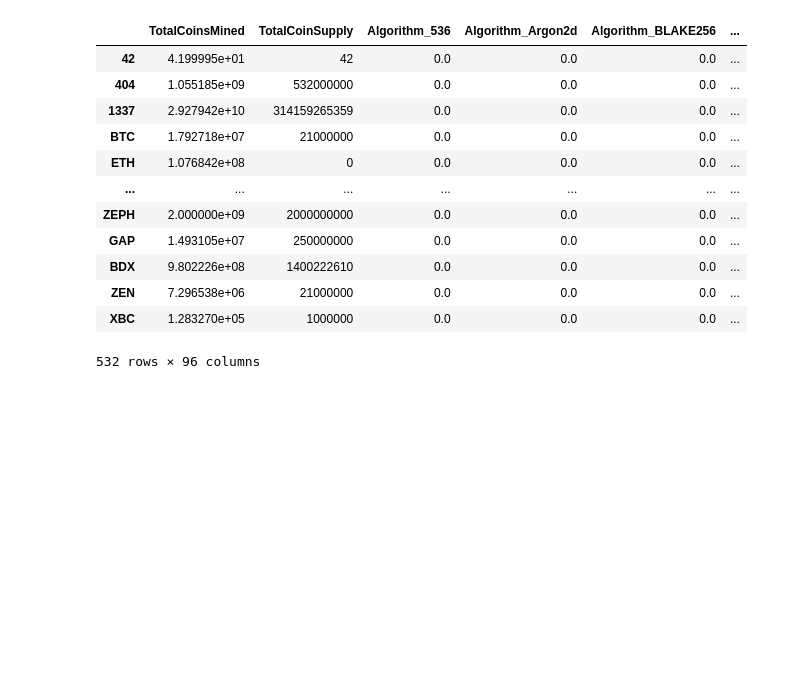
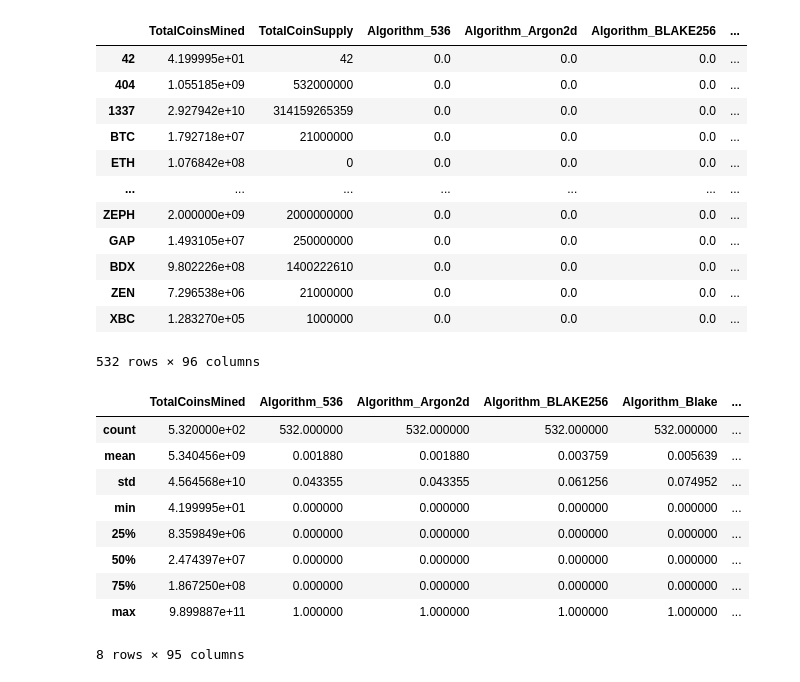
Before and after one commit to 86burke/Cryptocurrency_Clusters, a Jupyter notebook: cypto_cluster.ipynb, the cells around one changed output. Drawn from its saved outputs; the diff is of its cells as text; code cells hidden in the pictures; blank space fills up the shorter version.

```diff
--- a/cypto_cluster.ipynb
+++ b/cypto_cluster.ipynb
@@ -117,3 +117,16 @@ df_w_dummies
 | ZEN | 7.296538e+06 | 21000000 | 0.0 | 0.0 | 0.0 | ... |
 | XBC | 1.283270e+05 | 1000000 | 0.0 | 0.0 | 0.0 | ... |
 532 rows × 96 columns
+# %%
+df_w_dummies.describe()
+# %% [output]
+|  | TotalCoinsMined | Algorithm_536 | Algorithm_Argon2d | Algorithm_BLAKE256 | Algorithm_Blake | ... |
+| count | 5.320000e+02 | 532.000000 | 532.000000 | 532.000000 | 532.000000 | ... |
+| mean | 5.340456e+09 | 0.001880 | 0.001880 | 0.003759 | 0.005639 | ... |
+| std | 4.564568e+10 | 0.043355 | 0.043355 | 0.061256 | 0.074952 | ... |
+| min | 4.199995e+01 | 0.000000 | 0.000000 | 0.000000 | 0.000000 | ... |
+| 25% | 8.359849e+06 | 0.000000 | 0.000000 | 0.000000 | 0.000000 | ... |
+| 50% | 2.474397e+07 | 0.000000 | 0.000000 | 0.000000 | 0.000000 | ... |
+| 75% | 1.867250e+08 | 0.000000 | 0.000000 | 0.000000 | 0.000000 | ... |
+| max | 9.899887e+11 | 1.000000 | 1.000000 | 1.000000 | 1.000000 | ... |
+8 rows × 95 columns
```
Also changed, not shown: parts of 13 cells of this notebook.
